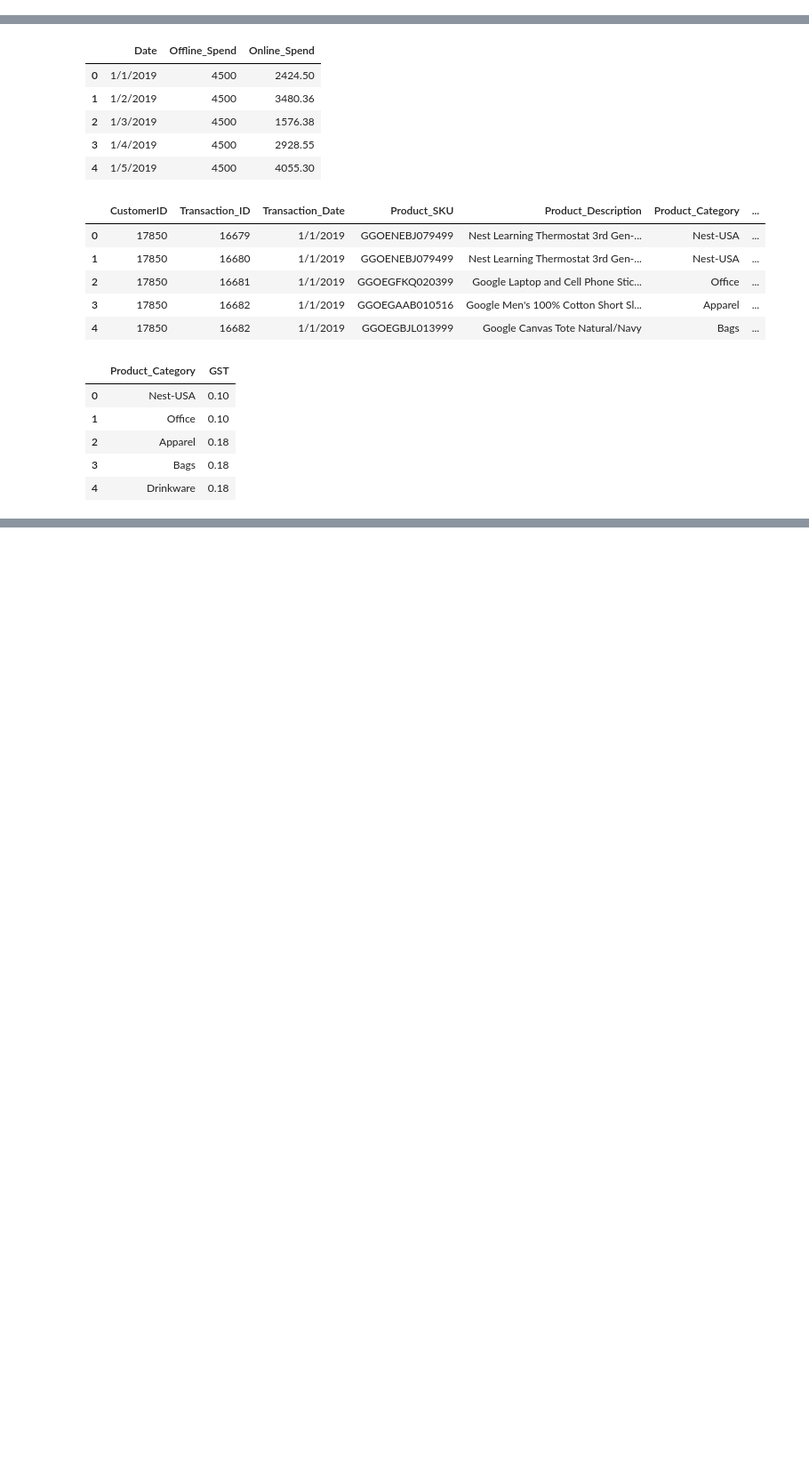
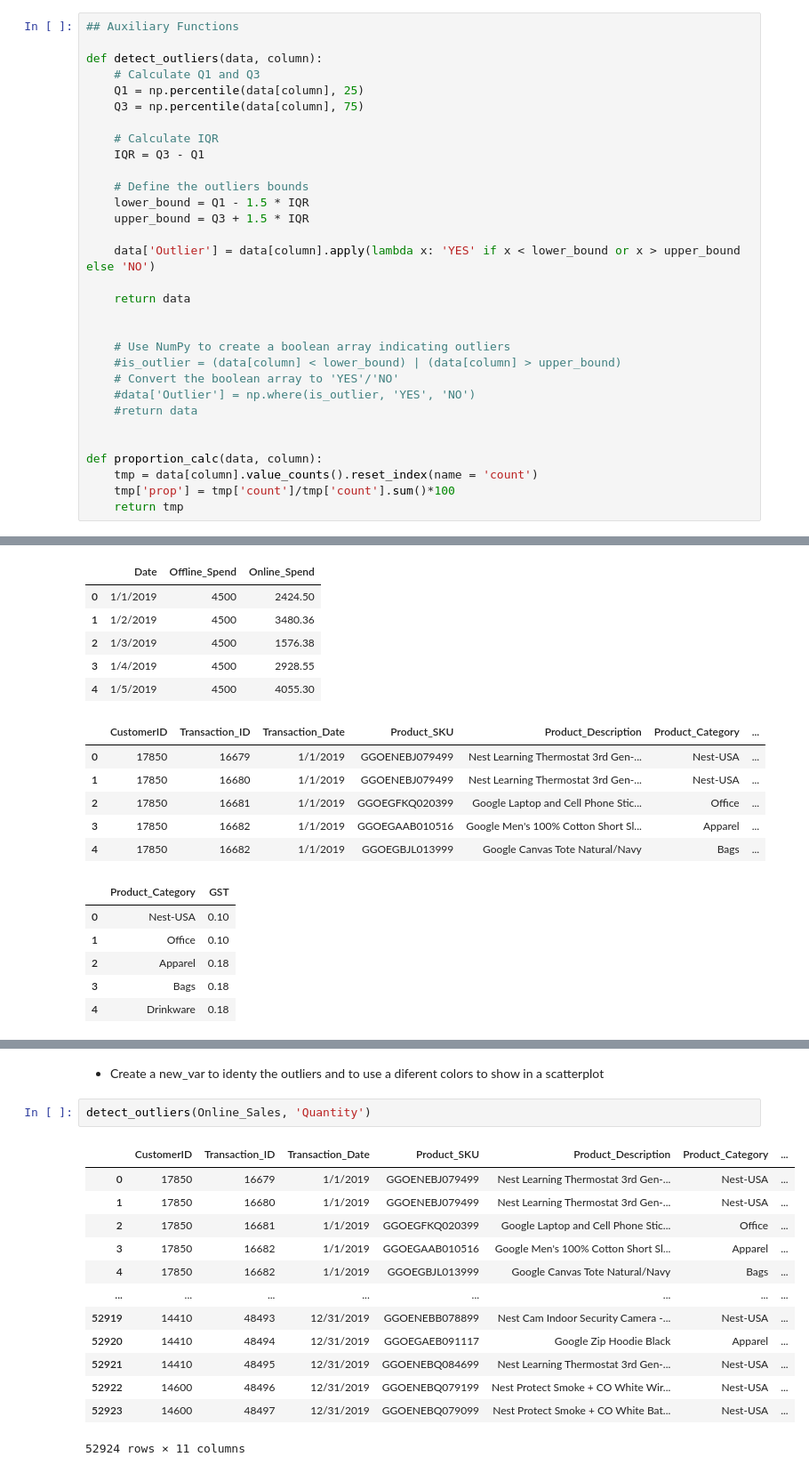
Before and after one commit to mateusengq/MKT-INSIGHTS-ECOMMERCE, a Jupyter notebook: EDA.ipynb, the cells around one changed output, grey strips where cells are left out. Shown at 89% size. Saved outputs shown, nothing was run; the diff lists cells and outputs as text; blank space fills up the shorter version.

```diff
--- a/EDA.ipynb
+++ b/EDA.ipynb
@@ -28,3 +47,34 @@ import os
+# %%
+## Auxiliary Functions
+
+def detect_outliers(data, column):
+    # Calculate Q1 and Q3
+    Q1 = np.percentile(data[column], 25)
+    Q3 = np.percentile(data[column], 75)
+
+    # Calculate IQR
+    IQR = Q3 - Q1
+
+    # Define the outliers bounds
+    lower_bound = Q1 - 1.5 * IQR
+    upper_bound = Q3 + 1.5 * IQR
+
+    data['Outlier'] = data[column].apply(lambda x: 'YES' if x < lower_bound or x > upper_bound else 'NO')
+
+    return data
+
+
+    # Use NumPy to create a boolean array indicating outliers
+    #is_outlier = (data[column] < lower_bound) | (data[column] > upper_bound)
+    # Convert the boolean array to 'YES'/'NO'
+    #data['Outlier'] = np.where(is_outlier, 'YES', 'NO')
+    #return data
+
+
+def proportion_calc(data, column):
+    tmp = data[column].value_counts().reset_index(name = 'count')
+    tmp['prop'] = tmp['count']/tmp['count'].sum()*100
+    return tmp
 # %%
 # Data
 
@@ -153,0 +291,18 @@ $$ Invoice Value =[\frac{Quantity*Avg\_price}{(1-Dicount\_pct)}*(1+GST)]+Deliver
+# %% [markdown]
+- Create a new_var to identy the outliers and to use a diferent colors to show in a scatterplot
+# %%
+detect_outliers(Online_Sales, 'Quantity')
+# %% [output]
+|  | CustomerID | Transaction_ID | Transaction_Date | Product_SKU | Product_Description | Product_Category | ... |
+| 0 | 17850 | 16679 | 1/1/2019 | GGOENEBJ079499 | Nest Learning Thermostat 3rd Gen-... | Nest-USA | ... |
+| 1 | 17850 | 16680 | 1/1/2019 | GGOENEBJ079499 | Nest Learning Thermostat 3rd Gen-... | Nest-USA | ... |
+| 2 | 17850 | 16681 | 1/1/2019 | GGOEGFKQ020399 | Google Laptop and Cell Phone Stic... | Office | ... |
+| 3 | 17850 | 16682 | 1/1/2019 | GGOEGAAB010516 | Google Men's 100% Cotton Short Sl... | Apparel | ... |
+| 4 | 17850 | 16682 | 1/1/2019 | GGOEGBJL013999 | Google Canvas Tote Natural/Navy | Bags | ... |
+| ... | ... | ... | ... | ... | ... | ... | ... |
+| 52919 | 14410 | 48493 | 12/31/2019 | GGOENEBB078899 | Nest Cam Indoor Security Camera -... | Nest-USA | ... |
+| 52920 | 14410 | 48494 | 12/31/2019 | GGOEGAEB091117 | Google Zip Hoodie Black | Apparel | ... |
+| 52921 | 14410 | 48495 | 12/31/2019 | GGOENEBQ084699 | Nest Learning Thermostat 3rd Gen-... | Nest-USA | ... |
+| 52922 | 14600 | 48496 | 12/31/2019 | GGOENEBQ079199 | Nest Protect Smoke + CO White Wir... | Nest-USA | ... |
+| 52923 | 14600 | 48497 | 12/31/2019 | GGOENEBQ079099 | Nest Protect Smoke + CO White Bat... | Nest-USA | ... |
+52924 rows × 11 columns
```
Also changed, not shown: parts of 17 cells of this notebook, 2 other files.
